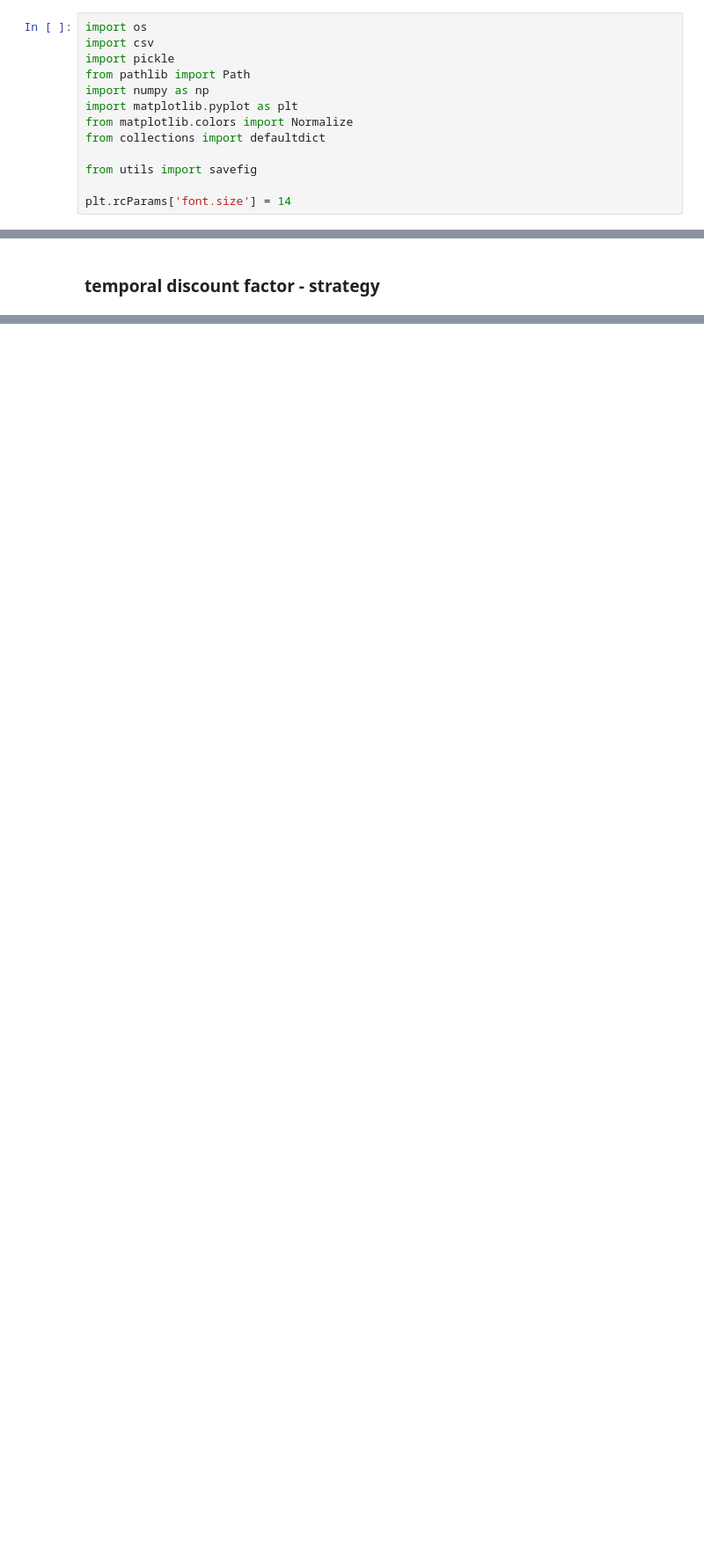
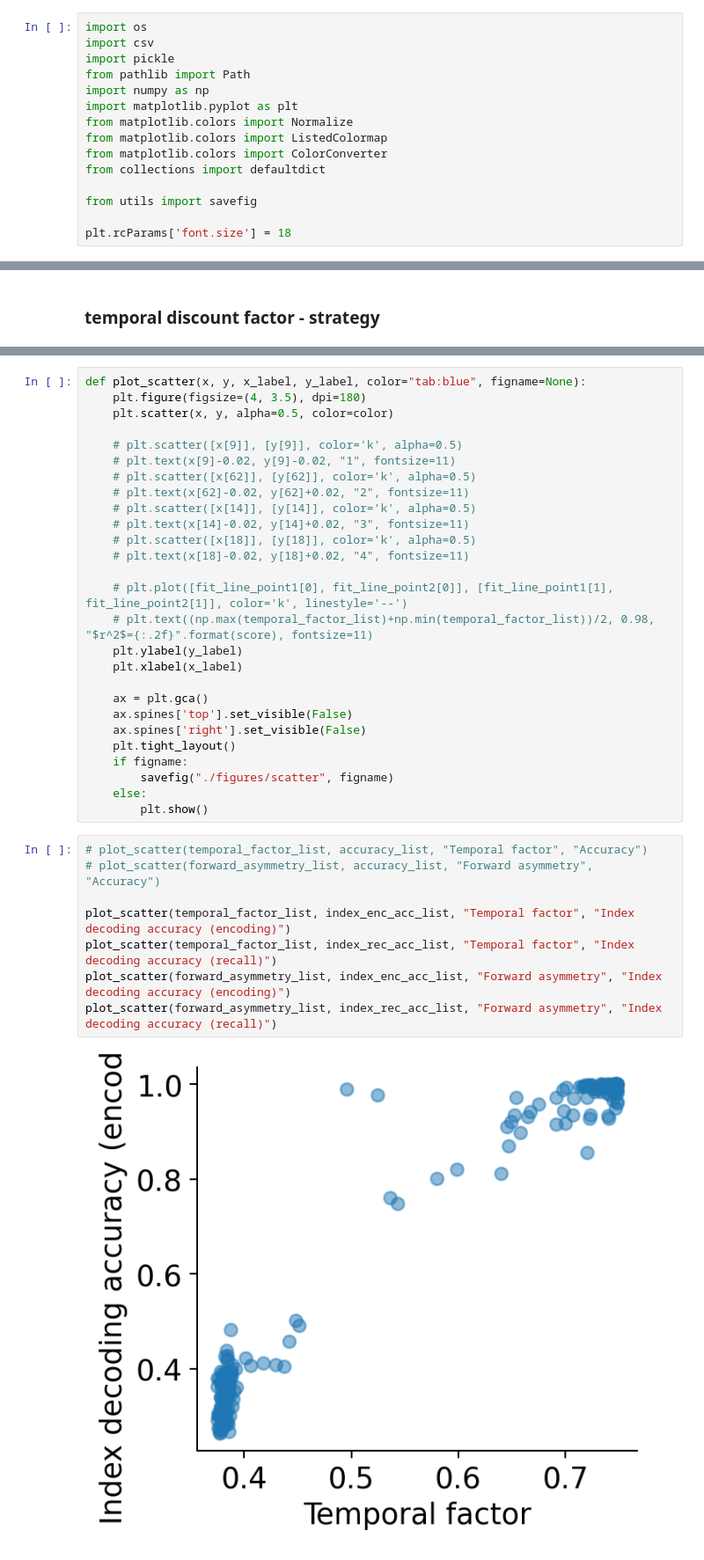
Before and after one commit to yunchen-hung/gru-li-model, a Jupyter notebook: paper_plot.ipynb, the cells around one changed output, grey strips where cells are left out. Shown: that part at 88% size. Drawn from its saved outputs; the diff is of its cells as text; blank space fills up the shorter version.

Commit message:
modified plots for first year paper

```diff
--- a/paper_plot.ipynb
+++ b/paper_plot.ipynb
@@ -6,8 +6,10 @@ from pathlib import Path
 import numpy as np
 import matplotlib.pyplot as plt
 from matplotlib.colors import Normalize
+from matplotlib.colors import ListedColormap
+from matplotlib.colors import ColorConverter
 from collections import defaultdict
 
 from utils import savefig
 
-plt.rcParams['font.size'] = 14
+plt.rcParams['font.size'] = 18
@@ -87,0 +383,37 @@ for exp in exp_names:
+# %%
+def plot_scatter(x, y, x_label, y_label, color="tab:blue", figname=None):
+    plt.figure(figsize=(4, 3.5), dpi=180)
+    plt.scatter(x, y, alpha=0.5, color=color)
+
+    # plt.scatter([x[9]], [y[9]], color='k', alpha=0.5)
+    # plt.text(x[9]-0.02, y[9]-0.02, "1", fontsize=11)
+    # plt.scatter([x[62]], [y[62]], color='k', alpha=0.5)
+    # plt.text(x[62]-0.02, y[62]+0.02, "2", fontsize=11)
+    # plt.scatter([x[14]], [y[14]], color='k', alpha=0.5)
+    # plt.text(x[14]-0.02, y[14]+0.02, "3", fontsize=11)
+    # plt.scatter([x[18]], [y[18]], color='k', alpha=0.5)
+    # plt.text(x[18]-0.02, y[18]+0.02, "4", fontsize=11)
+
+    # plt.plot([fit_line_point1[0], fit_line_point2[0]], [fit_line_point1[1], fit_line_point2[1]], color='k', linestyle='--')
+    # plt.text((np.max(temporal_factor_list)+np.min(temporal_factor_list))/2, 0.98, "$r^2$={:.2f}".format(score), fontsize=11)
+    plt.ylabel(y_label)
+    plt.xlabel(x_label)
+
+    ax = plt.gca()
+    ax.spines['top'].set_visible(False)
+    ax.spines['right'].set_visible(False)
+    plt.tight_layout()
+    if figname:
+        savefig("./figures/scatter", figname)
+    else:
+        plt.show()
+# %%
+# plot_scatter(temporal_factor_list, accuracy_list, "Temporal factor", "Accuracy")
+# plot_scatter(forward_asymmetry_list, accuracy_list, "Forward asymmetry", "Accuracy")
+
+plot_scatter(temporal_factor_list, index_enc_acc_list, "Temporal factor", "Index decoding accuracy (encoding)")
+plot_scatter(temporal_factor_list, index_rec_acc_list, "Temporal factor", "Index decoding accuracy (recall)")
+plot_scatter(forward_asymmetry_list, index_enc_acc_list, "Forward asymmetry", "Index decoding accuracy (encoding)")
+plot_scatter(forward_asymmetry_list, index_rec_acc_list, "Forward asymmetry", "Index decoding accuracy (recall)")
+# %% [output]
+[figure, added]
```
Also changed, not shown: parts of 13 cells of this notebook, 18 other files.
